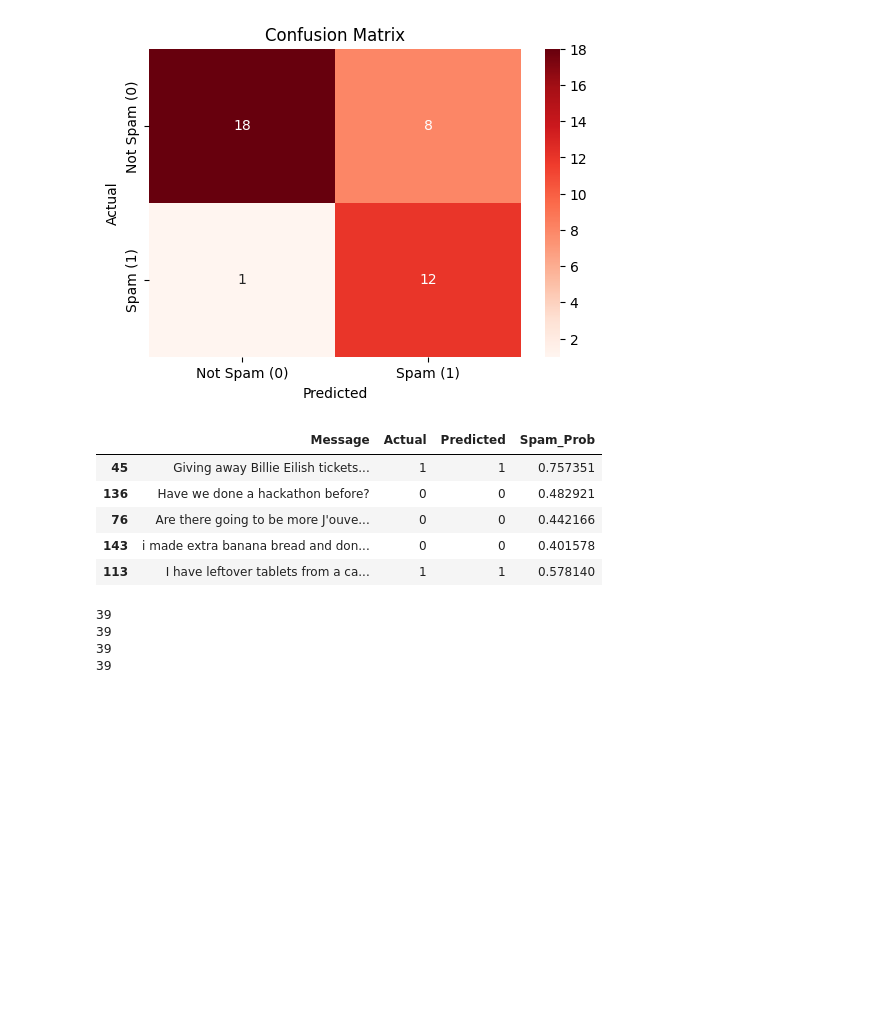
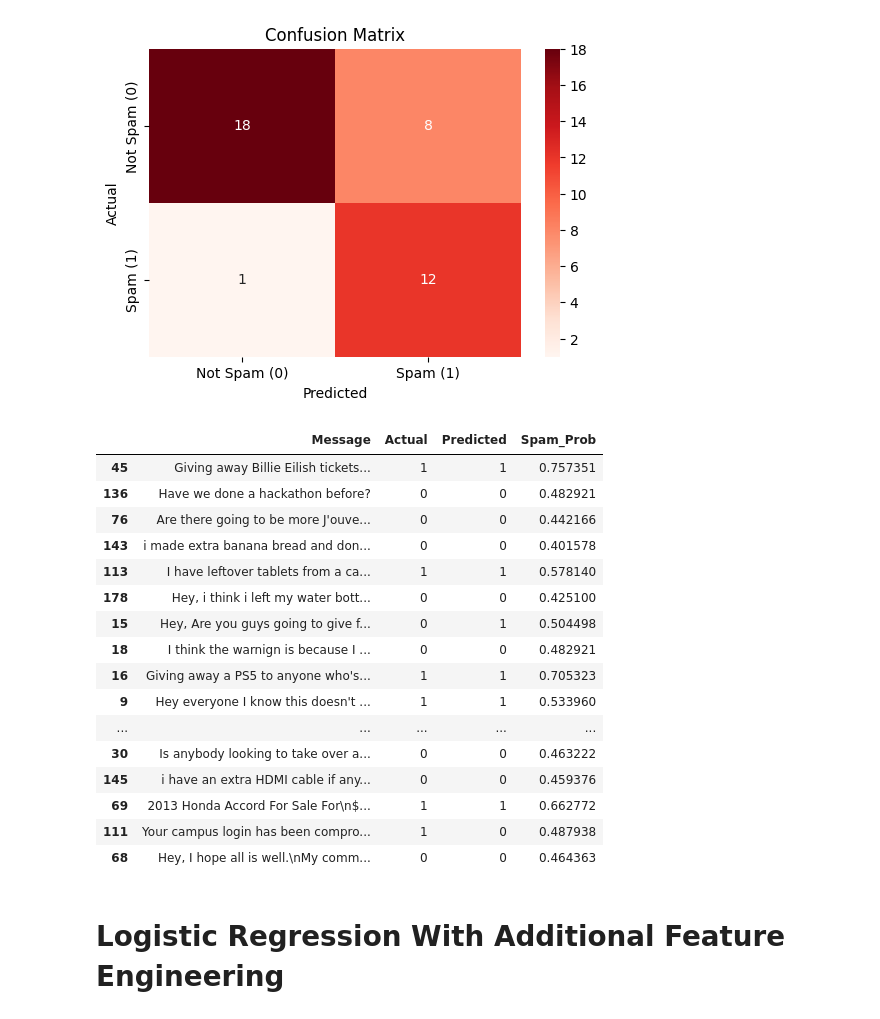
Before and after one commit to HassanTuray/TechyTerps, a Jupyter notebook: model/notebooks/LogisticRegression.ipynb, the cells around one changed output. Saved outputs shown, nothing was run; the diff lists cells and outputs as text; code cells hidden in the pictures; blank space fills up the shorter version.

Commit message:
additional feature engineering model

```diff
--- a/model/notebooks/LogisticRegression.ipynb
+++ b/model/notebooks/LogisticRegression.ipynb
@@ -67,6 +92,12 @@ from sklearn.metrics import accuracy_score, precision_score, recall_score, confu
 # %%
 X = df['Message']
 y = df['Scam']
+# %%
+
+
+X_train, X_test, y_train, y_test1 = train_test_split(
+    X, y, test_size=0.2, random_state=42
+)
 # %%
 def predict_message(vectorizer, X_train, X_test, y_train, y_test):
 
@@ -107,16 +137,10 @@ def model_evaluation(y_test, y_pred):
     plt.ylabel("Actual")
     plt.title("Confusion Matrix")
     plt.show()
-# %%
-
-
-X_train, X_test, y_train, y_test = train_test_split(
-    X, y, test_size=0.2, random_state=42
-)
 # %%
 vectorizer= TfidfVectorizer(stop_words='english')
 # %%
 # make predictions
-lr_base, pred_baselr, prob_baselr = predict_message(vectorizer, X_train, X_test, y_train, y_test)
+lr_base, pred_baselr, prob_baselr = predict_message(vectorizer, X_train, X_test, y_train, y_test1)
 # %%
 # evaluation model
@@ -127,28 +151,31 @@ Precision: 0.6000
 Recall:    0.9231
 [figure]
 # %%
-results = pd.DataFrame({
+results_lr = pd.DataFrame({
     "Message": X_test,
-    "Actual": y_test,
+    "Actual": y_test1,
     "Predicted": pred_baselr,
     "Spam_Prob": prob_baselr
 })
 
-results.head()
+results_lr.head(20)
 # %% [output]
 |  | Message | Actual | Predicted | Spam_Prob |
 | 45 | Giving away Billie Eilish tickets... | 1 | 1 | 0.757351 |
 | 136 | Have we done a hackathon before? | 0 | 0 | 0.482921 |
 | 76 | Are there going to be more J'ouve... | 0 | 0 | 0.442166 |
 | 143 | i made extra banana bread and don... | 0 | 0 | 0.401578 |
 | 113 | I have leftover tablets from a ca... | 1 | 1 | 0.578140 |
+| 178 | Hey, i think i left my water bott... | 0 | 0 | 0.425100 |
+| 15 | Hey, Are you guys going to give f... | 0 | 1 | 0.504498 |
+| 18 | I think the warnign is because I ... | 0 | 0 | 0.482921 |
+| 16 | Giving away a PS5 to anyone who's... | 1 | 1 | 0.705323 |
+| 9 | Hey everyone I know this doesn't ... | 1 | 1 | 0.533960 |
+| ... | ... | ... | ... | ... |
+| 30 | Is anybody looking to take over a... | 0 | 0 | 0.463222 |
+| 145 | i have an extra HDMI cable if any... | 0 | 0 | 0.459376 |
+| 69 | 2013 Honda Accord For Sale For\n$... | 1 | 1 | 0.662772 |
+| 111 | Your campus login has been compro... | 1 | 0 | 0.487938 |
+| 68 | Hey, I hope all is well.\nMy comm... | 0 | 0 | 0.464363 |
-# %%
-print(len(X_test))
-print(len(y_test))
-print(len(pred_baselr))
-print(len(prob_baselr))
-# %% [output]
-39
-39
-39
-39
+# %% [markdown]
+# Logistic Regression With Additional Feature Engineering
```
Also changed, not shown: parts of 15 cells of this notebook.
